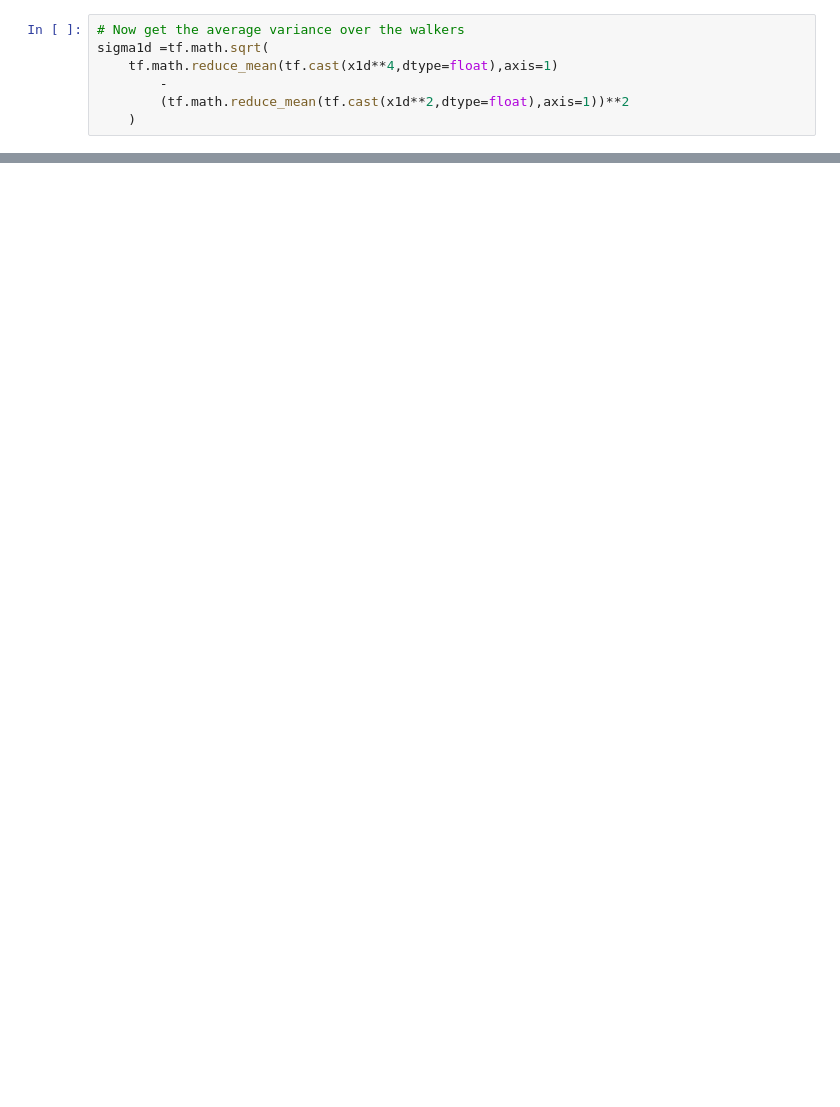
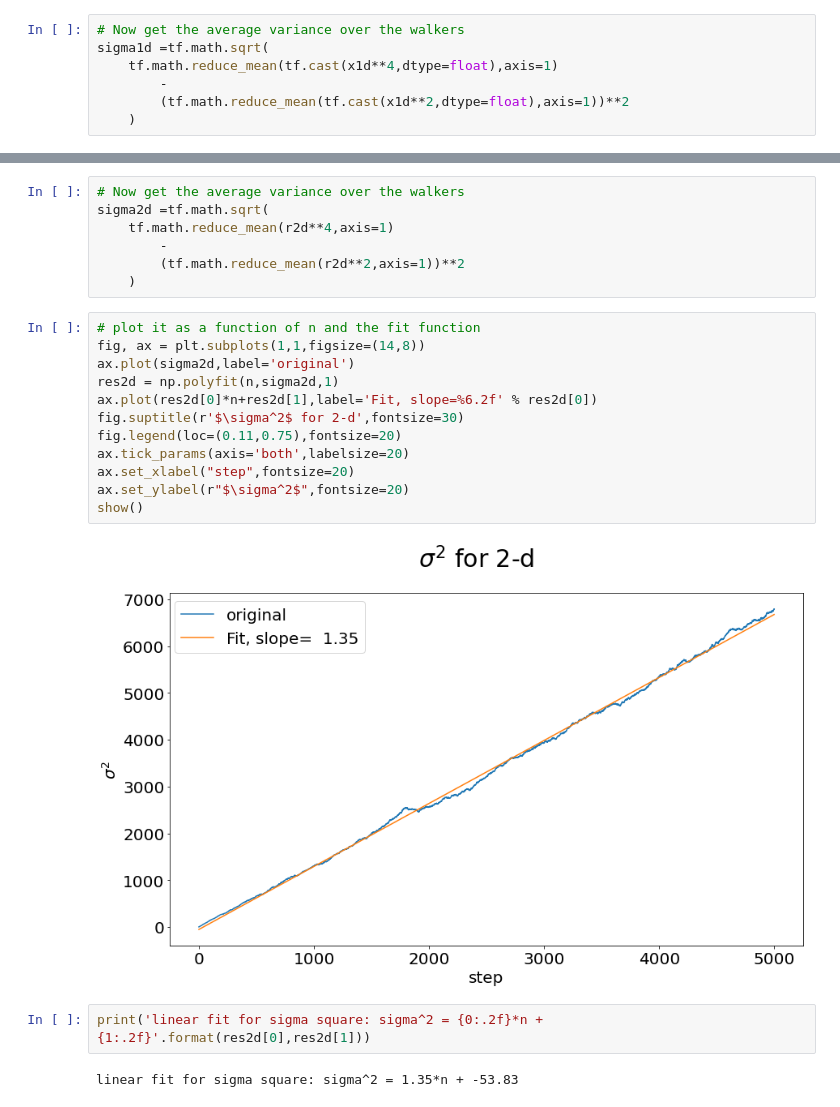
Before and after one commit to ubsuny/tensorflow-probability-CarlatBuffalo, a Jupyter notebook: RandomNumbers/P1_random_walkers.ipynb, the cells around one changed output, grey strips where cells are left out. Saved outputs shown, nothing was run; the diff lists cells and outputs as text; blank space fills up the shorter version.

```diff
--- a/RandomNumbers/P1_random_walkers.ipynb
+++ b/RandomNumbers/P1_random_walkers.ipynb
@@ -82,0 +144,25 @@ This is due to the three options we have [-1,0,1] for each step.
+# %%
+# Now get the average variance over the walkers
+sigma2d =tf.math.sqrt(
+    tf.math.reduce_mean(r2d**4,axis=1)
+        -
+        (tf.math.reduce_mean(r2d**2,axis=1))**2
+    )
+# %%
+# plot it as a function of n and the fit function
+fig, ax = plt.subplots(1,1,figsize=(14,8))
+ax.plot(sigma2d,label='original')
+res2d = np.polyfit(n,sigma2d,1)
+ax.plot(res2d[0]*n+res2d[1],label='Fit, slope=%6.2f' % res2d[0])
+fig.suptitle(r'$\sigma^2$ for 2-d',fontsize=30)
+fig.legend(loc=(0.11,0.75),fontsize=20)
+ax.tick_params(axis='both',labelsize=20)
+ax.set_xlabel("step",fontsize=20)
+ax.set_ylabel(r"$\sigma^2$",fontsize=20)
+show()
+# %% [output]
+[figure, added]
+# %%
+print('linear fit for sigma square: sigma^2 = {0:.2f}*n + {1:.2f}'.format(res2d[0],res2d[1]))
+# %% [output]
+linear fit for sigma square: sigma^2 = 1.35*n + -53.83
```
Also changed, not shown: parts of 14 cells of this notebook.
